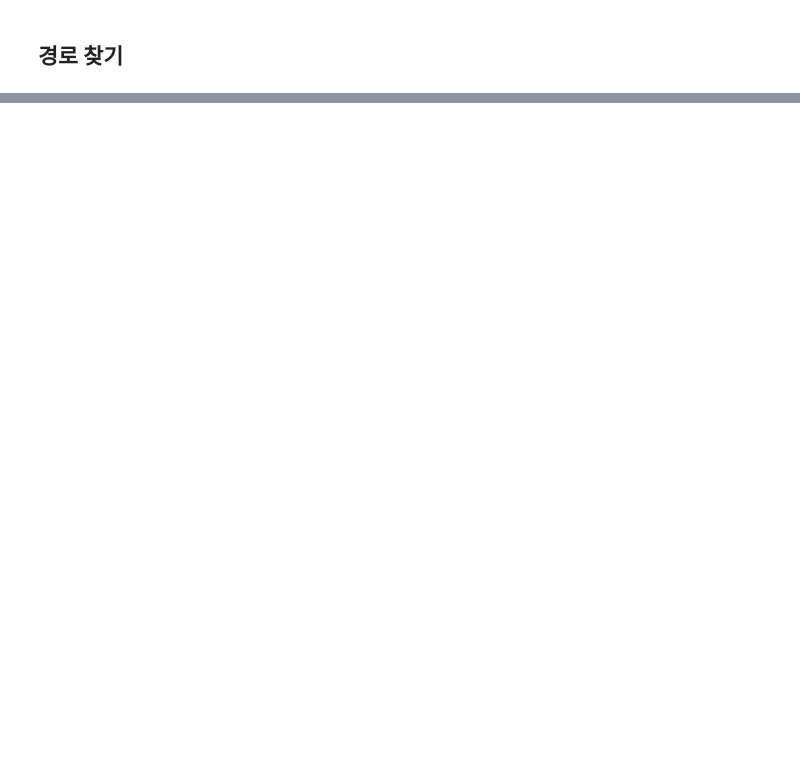
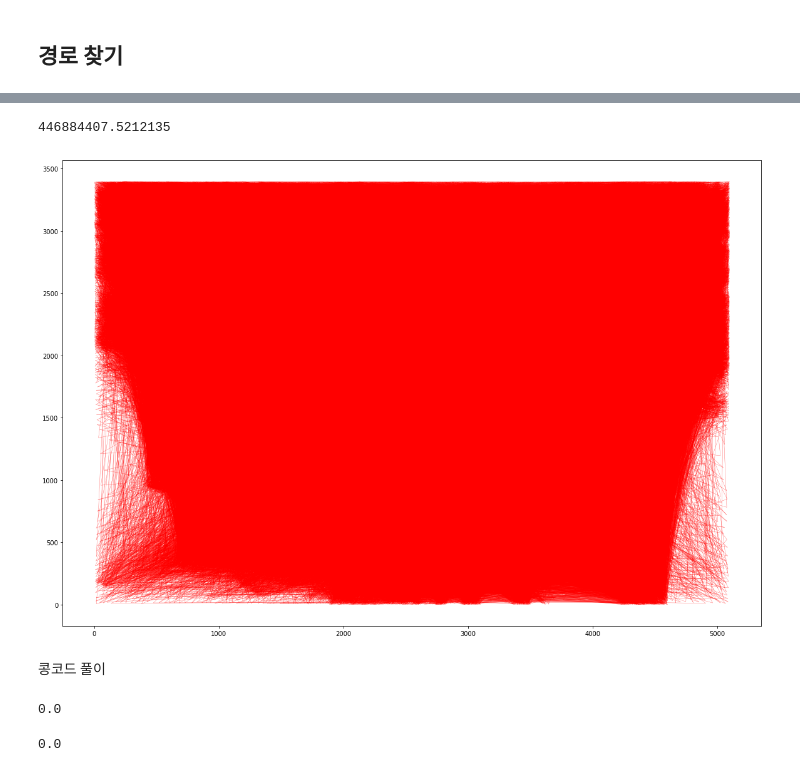
Before and after one commit to Scharnhorst93/Traveling_Santa_2018, a Jupyter notebook: traveling santa v3.ipynb, the cells around one changed output, grey strips where cells are left out. Cells and saved outputs as stored; diff of their text form; code cells hidden in the pictures; blank space fills up the shorter version.

```diff
--- a/traveling santa v3.ipynb
+++ b/traveling santa v3.ipynb
@@ -323,3 +349,11 @@ route.stops[0].id, route.stops[0].coord
 # %%
-route.add_world # 경로에 모든 도시 추가(world에 추가되어 있다)
+route.add_world() # 경로에 모든 도시 추가(world에 추가되어 있다)
 route.add(0) # 마지막 목적지 북극을 경로에 추가
+# %%
+route.cost() # id 오름차순 경로
+# %% [output]
+446884407.5212135
+# %%
+route.plot()
+# %% [output]
+[figure, added]
@@ -326,8 +362,14 @@ route.add(0) # 마지막 목적지 북극을 경로에 추가
+# %% [markdown]
+콩코드 풀이
 # %%
 route.concorde(60) # 콩코드로 경로 계산
 # %%
 route.cost() # 패널티 포함 전체 경로 비용
+# %% [output]
+0.0
 # %%
 route.euclidian_cost() # 패널티 제외 전체 경로 비용
+# %% [output]
+0.0
 # %%
 route.penalty() # 패널티 총량
```
Also changed, not shown: parts of 15 cells of this notebook.
